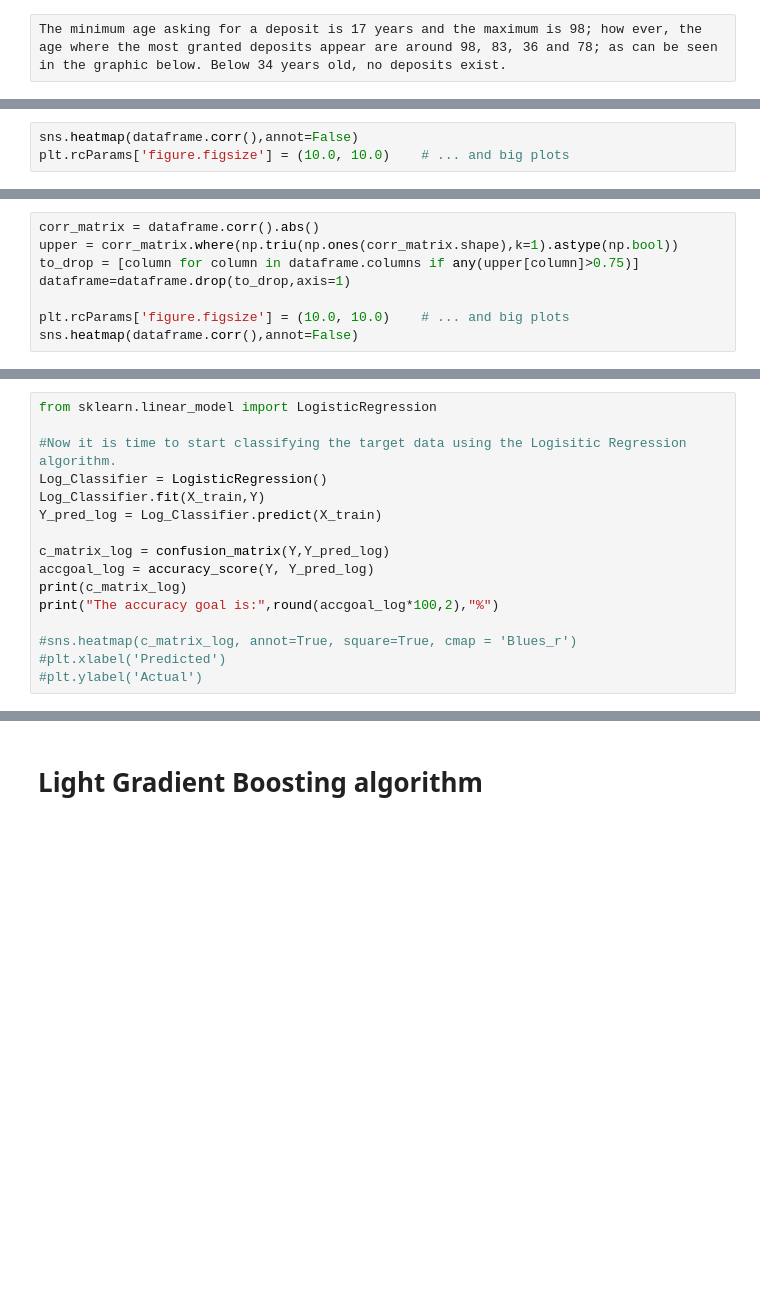
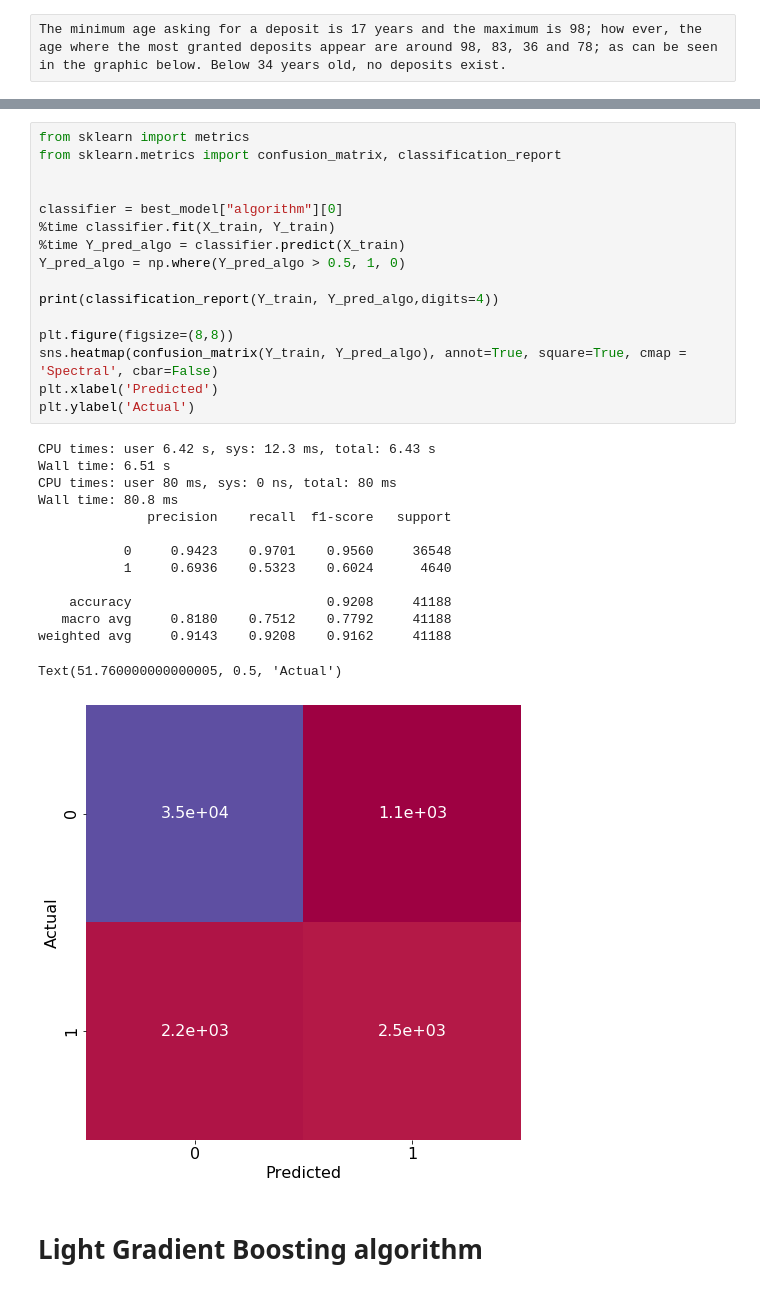
Before and after one commit to elopezfune/Bank-Marketing-with-social-economic-context-, a Jupyter notebook: Bank_Marketing.ipynb, the cells around one changed output, grey strips where cells are left out. Saved outputs shown, nothing was run; the diff lists cells and outputs as text; blank space fills up the shorter version.

```diff
--- a/Bank_Marketing.ipynb
+++ b/Bank_Marketing.ipynb
@@ -333,3 +238,0 @@ One can see that the diagonal is white because every column is correlated with i
-# %%
-sns.heatmap(dataframe.corr(),annot=False)
-plt.rcParams['figure.figsize'] = (10.0, 10.0)    # ... and big plots
@@ -363,8 +238,0 @@ Apparently, there are no correlated columns within the database. Anyways, I will
-# %%
-corr_matrix = dataframe.corr().abs()
-upper = corr_matrix.where(np.triu(np.ones(corr_matrix.shape),k=1).astype(np.bool))
-to_drop = [column for column in dataframe.columns if any(upper[column]>0.75)]
-dataframe=dataframe.drop(to_drop,axis=1)
-
-plt.rcParams['figure.figsize'] = (10.0, 10.0)    # ... and big plots
-sns.heatmap(dataframe.corr(),annot=False)
@@ -473,16 +257,0 @@ In this section I perform a Logistic Regression analysis as a classification tec
-# %%
-from sklearn.linear_model import LogisticRegression
-
-#Now it is time to start classifying the target data using the Logisitic Regression algorithm.
-Log_Classifier = LogisticRegression()
-Log_Classifier.fit(X_train,Y)
-Y_pred_log = Log_Classifier.predict(X_train)
-
-c_matrix_log = confusion_matrix(Y,Y_pred_log)
-accgoal_log = accuracy_score(Y, Y_pred_log)
-print(c_matrix_log)
-print("The accuracy goal is:",round(accgoal_log*100,2),"%")
-
-#sns.heatmap(c_matrix_log, annot=True, square=True, cmap = 'Blues_r')
-#plt.xlabel('Predicted')
-#plt.ylabel('Actual')
@@ -493,2 +327,33 @@ The accuracy goal is: 99.54 %
+# %%
+from sklearn import metrics
+from sklearn.metrics import confusion_matrix, classification_report
+
+
+classifier = best_model["algorithm"][0]
+%time classifier.fit(X_train, Y_train)
+%time Y_pred_algo = classifier.predict(X_train)
+Y_pred_algo = np.where(Y_pred_algo > 0.5, 1, 0)
+
+print(classification_report(Y_train, Y_pred_algo,digits=4))
+
+plt.figure(figsize=(8,8))
+sns.heatmap(confusion_matrix(Y_train, Y_pred_algo), annot=True, square=True, cmap = 'Spectral', cbar=False)
+plt.xlabel('Predicted')
+plt.ylabel('Actual')
+# %% [output]
+CPU times: user 6.42 s, sys: 12.3 ms, total: 6.43 s
+Wall time: 6.51 s
+CPU times: user 80 ms, sys: 0 ns, total: 80 ms
+Wall time: 80.8 ms
+              precision    recall  f1-score   support
+
+           0     0.9423    0.9701    0.9560     36548
+           1     0.6936    0.5323    0.6024      4640
+
+    accuracy                         0.9208     41188
+   macro avg     0.8180    0.7512    0.7792     41188
+weighted avg     0.9143    0.9208    0.9162     41188
+Text(51.760000000000005, 0.5, 'Actual')
+[figure, added]
 # %% [markdown]
 # Light Gradient Boosting algorithm
```
Also changed, not shown: parts of 54 cells of this notebook.
